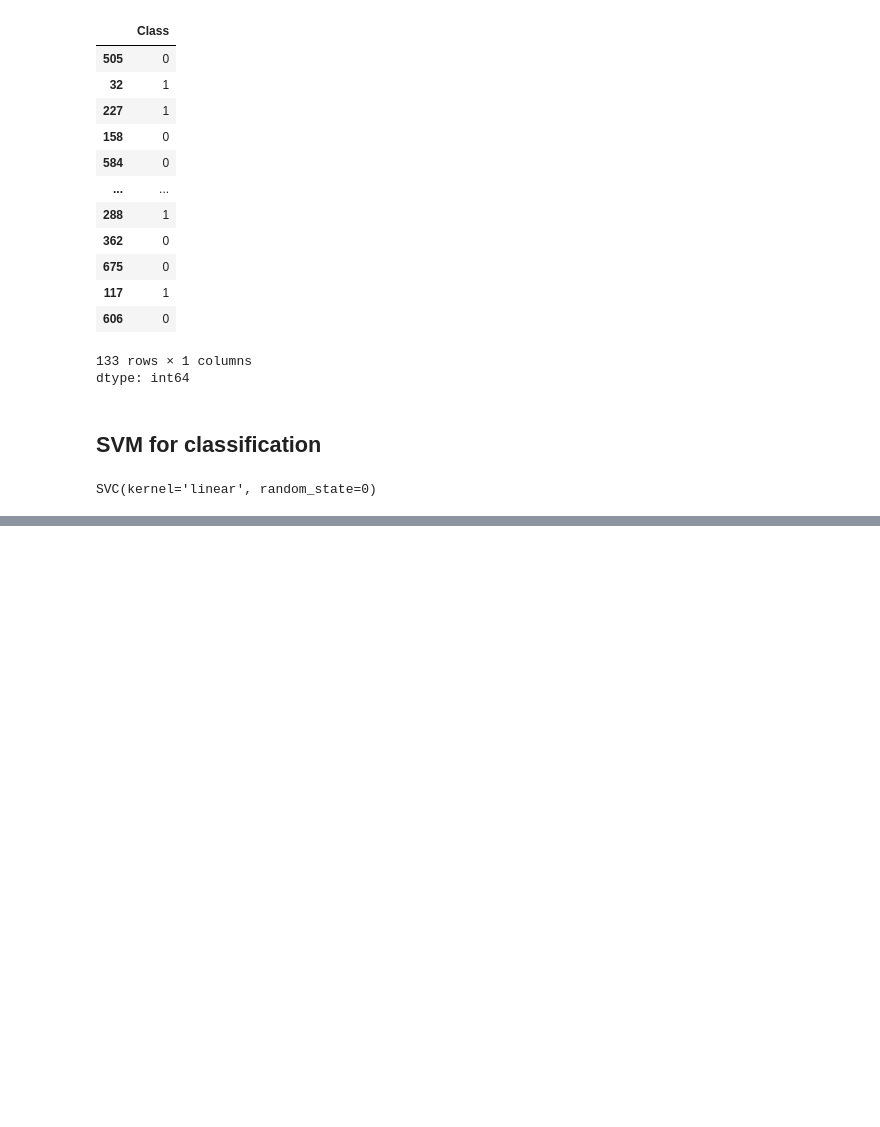
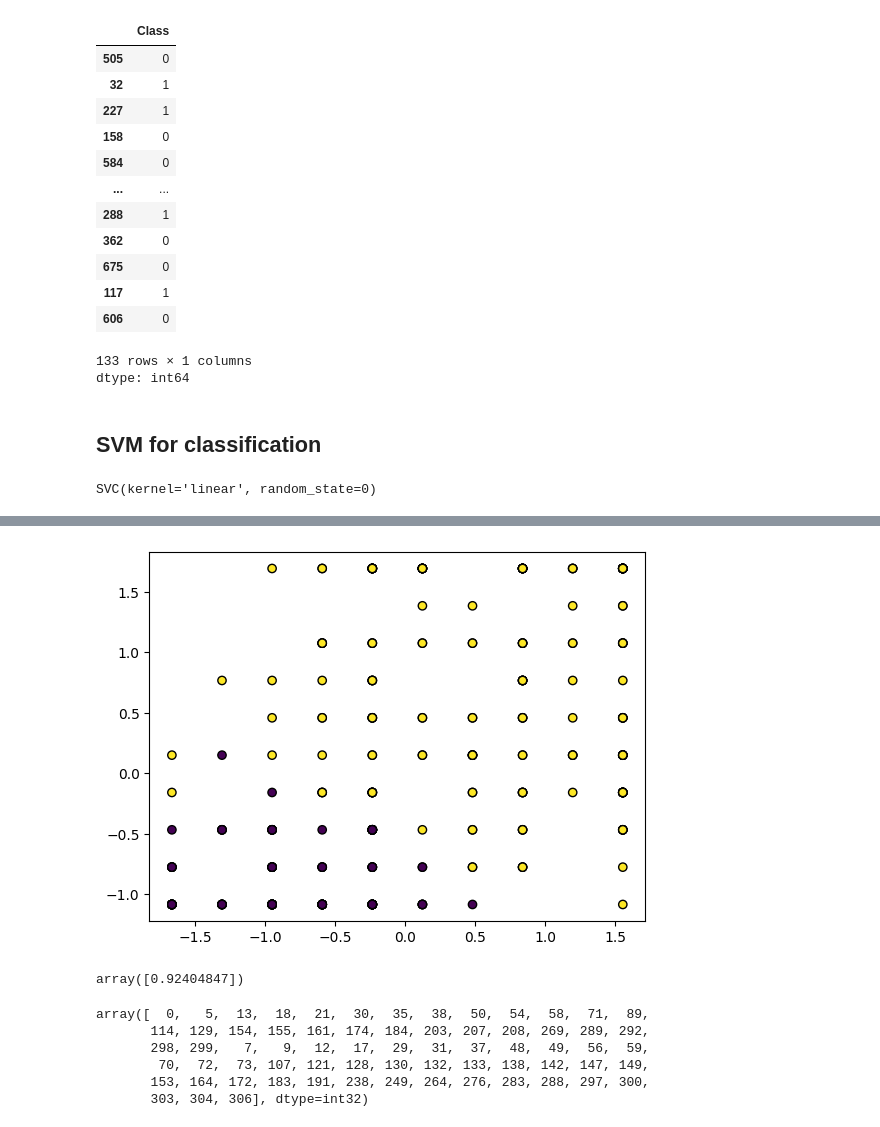
Before and after one commit to sjd1365/learn, a Jupyter notebook: Disease.ipynb, the cells around one changed output, grey strips where cells are left out. Cells and saved outputs as stored; diff of their text form; code cells hidden in the pictures; blank space fills up the shorter version.

```diff
--- a/Disease.ipynb
+++ b/Disease.ipynb
@@ -522,3 +522,7 @@ Model_1 = SVC(kernel="linear", random_state=0)
 Model_1.fit(X_train, y_train)
 # %% [output]
 SVC(kernel='linear', random_state=0)
+# %%
+# Predict train set
+y_train_prediction_1 = Model_1.predict(X_train)
+y_train_prediction_1
@@ -524,0 +685,18 @@ SVC(kernel='linear', random_state=0)
+# %%
+plt.scatter(X_train[:, 0], X_train[:, 1], c=y_train_prediction_1, edgecolors="k")
+plt.show()
+# %% [output]
+[figure, added]
+# %%
+Model_2.intercept_
+# %% [output]
+array([0.92404847])
+# %%
+Model_2.support_
+# %% [output]
+array([  0,   5,  13,  18,  21,  30,  35,  38,  50,  54,  58,  71,  89,
+       114, 129, 154, 155, 161, 174, 184, 203, 207, 208, 269, 289, 292,
+       298, 299,   7,   9,  12,  17,  29,  31,  37,  48,  49,  56,  59,
+        70,  72,  73, 107, 121, 128, 130, 132, 133, 138, 142, 147, 149,
+       153, 164, 172, 183, 191, 238, 249, 264, 276, 283, 288, 297, 300,
+       303, 304, 306], dtype=int32)
```
Also changed, not shown: parts of 63 cells of this notebook.
